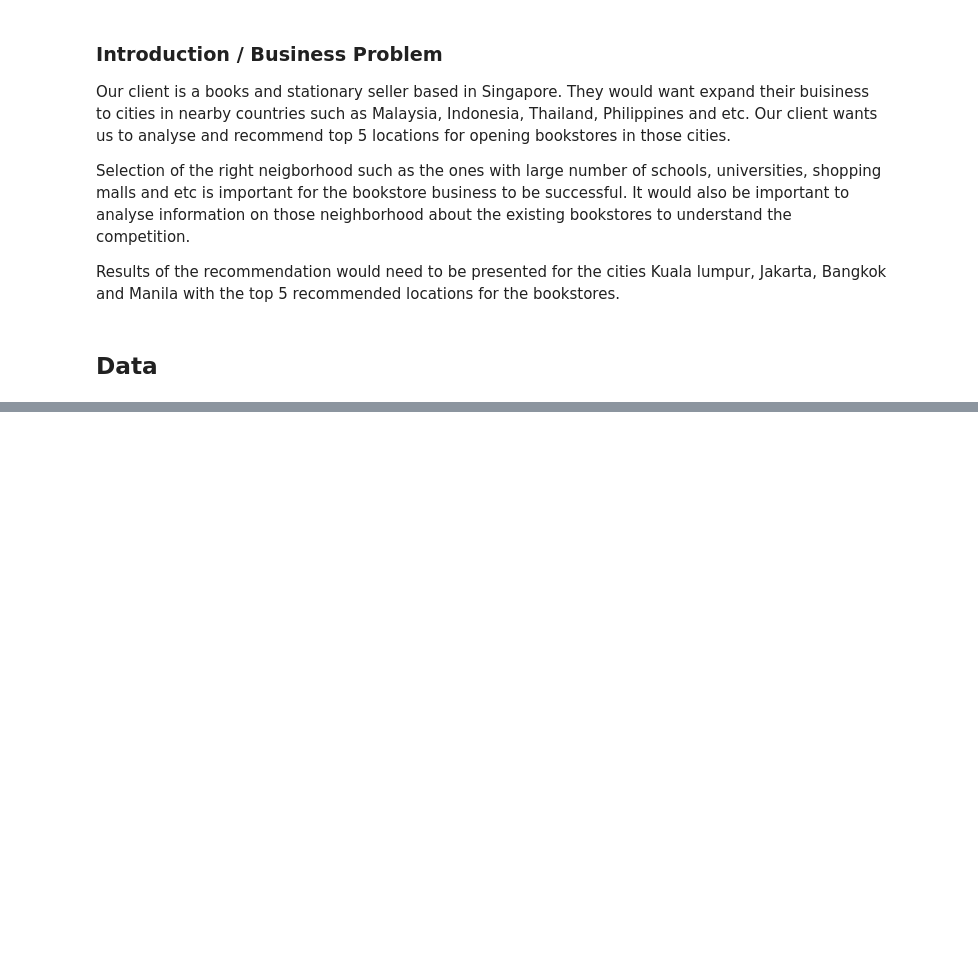
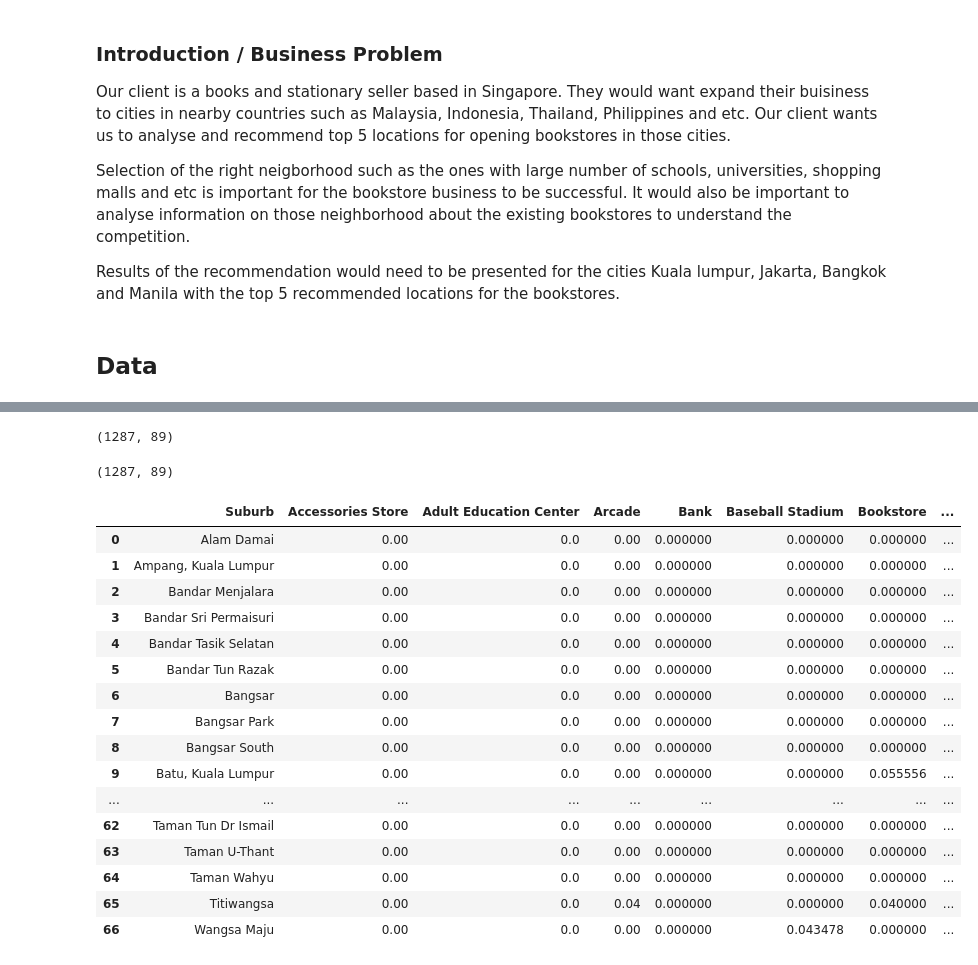
Before and after one commit to sridharan-8888/Coursera_Capstone, a Jupyter notebook: Final-capstone-ibm-applied-datascience.ipynb, the cells around one changed output, grey strips where cells are left out. Cells and saved outputs as stored; diff of their text form; code cells hidden in the pictures; blank space fills up the shorter version.

```diff
--- a/Final-capstone-ibm-applied-datascience.ipynb
+++ b/Final-capstone-ibm-applied-datascience.ipynb
@@ -48,0 +412,13 @@ Opitionally an application can be buit to help the business to contiue to use th
+# %%
+# filter columns
+filtered_columns = ['venue.name', 'venue.categories', 'venue.location.lat', 'venue.location.lng']
+#filtered_columns = ['name', 'categories', 'location.lat', 'location.lng']
+nearby_venues =nearby_venues.loc[:, filtered_columns]
+
+# filter the category for each row
+nearby_venues['venue.categories'] = nearby_venues.apply(get_category_type, axis=1)
+
+# clean columns
+nearby_venues.columns = [col.split(".")[-1] for col in nearby_venues.columns]
+
+nearby_venues.head()
@@ -48,0 +481,7 @@ Opitionally an application can be buit to help the business to contiue to use th
+# %%
+# Get Venues near kuala lumpur
+
+kl_venues = getNearbyVenues(names=kl_sub_df['Suburb'],
+                                   latitudes=kl_sub_df['Latitude'],
+                                   longitudes=kl_sub_df['Longitude']
+                                  )
@@ -48,0 +561,15 @@ Opitionally an application can be buit to help the business to contiue to use th
+# %%
+# one hot encoding
+kl_onehot =  pd.get_dummies(kl_venues[['Venue Category']], prefix="", prefix_sep="")
+fixed_columns = list(kl_onehot.columns)
+#fixed_columns.remove('Suburb')
+
+# add suburb column back to dataframe
+kl_onehot['Suburb'] = kl_venues['Suburb']
+
+# move Suburb column to the first column
+fixed_columns.insert(0, 'Suburb')
+
+kl_onehot = kl_onehot[fixed_columns]
+
+kl_onehot.head()
@@ -48,0 +583,35 @@ Opitionally an application can be buit to help the business to contiue to use th
+# %%
+kl_onehot.shape
+# %% [output]
+(1287, 89)
+# %%
+# filter columns
+#filtered_columns = ['Suburb','High School','Bookstore']
+
+#kl_onehot_filtered =kl_onehot[filtered_columns]
+kl_onehot_filtered =kl_onehot
+# %%
+kl_onehot_filtered.shape
+# %% [output]
+(1287, 89)
+# %%
+kl_grouped = kl_onehot_filtered.groupby('Suburb').mean().reset_index()
+kl_grouped
+# %% [output]
+|  | Suburb | Accessories Store | Adult Education Center | Arcade | Bank | Baseball Stadium | Bookstore | ... |
+| 0 | Alam Damai | 0.00 | 0.0 | 0.00 | 0.000000 | 0.000000 | 0.000000 | ... |
+| 1 | Ampang, Kuala Lumpur | 0.00 | 0.0 | 0.00 | 0.000000 | 0.000000 | 0.000000 | ... |
+| 2 | Bandar Menjalara | 0.00 | 0.0 | 0.00 | 0.000000 | 0.000000 | 0.000000 | ... |
+| 3 | Bandar Sri Permaisuri | 0.00 | 0.0 | 0.00 | 0.000000 | 0.000000 | 0.000000 | ... |
+| 4 | Bandar Tasik Selatan | 0.00 | 0.0 | 0.00 | 0.000000 | 0.000000 | 0.000000 | ... |
+| 5 | Bandar Tun Razak | 0.00 | 0.0 | 0.00 | 0.000000 | 0.000000 | 0.000000 | ... |
+| 6 | Bangsar | 0.00 | 0.0 | 0.00 | 0.000000 | 0.000000 | 0.000000 | ... |
+| 7 | Bangsar Park | 0.00 | 0.0 | 0.00 | 0.000000 | 0.000000 | 0.000000 | ... |
+| 8 | Bangsar South | 0.00 | 0.0 | 0.00 | 0.000000 | 0.000000 | 0.000000 | ... |
+| 9 | Batu, Kuala Lumpur | 0.00 | 0.0 | 0.00 | 0.000000 | 0.000000 | 0.055556 | ... |
+| ... | ... | ... | ... | ... | ... | ... | ... | ... |
+| 62 | Taman Tun Dr Ismail | 0.00 | 0.0 | 0.00 | 0.000000 | 0.000000 | 0.000000 | ... |
+| 63 | Taman U-Thant | 0.00 | 0.0 | 0.00 | 0.000000 | 0.000000 | 0.000000 | ... |
+| 64 | Taman Wahyu | 0.00 | 0.0 | 0.00 | 0.000000 | 0.000000 | 0.000000 | ... |
+| 65 | Titiwangsa | 0.00 | 0.0 | 0.04 | 0.000000 | 0.000000 | 0.040000 | ... |
+| 66 | Wangsa Maju | 0.00 | 0.0 | 0.00 | 0.000000 | 0.043478 | 0.000000 | ... |
```
Also changed, not shown: parts of 122 cells of this notebook, 2 other files.
